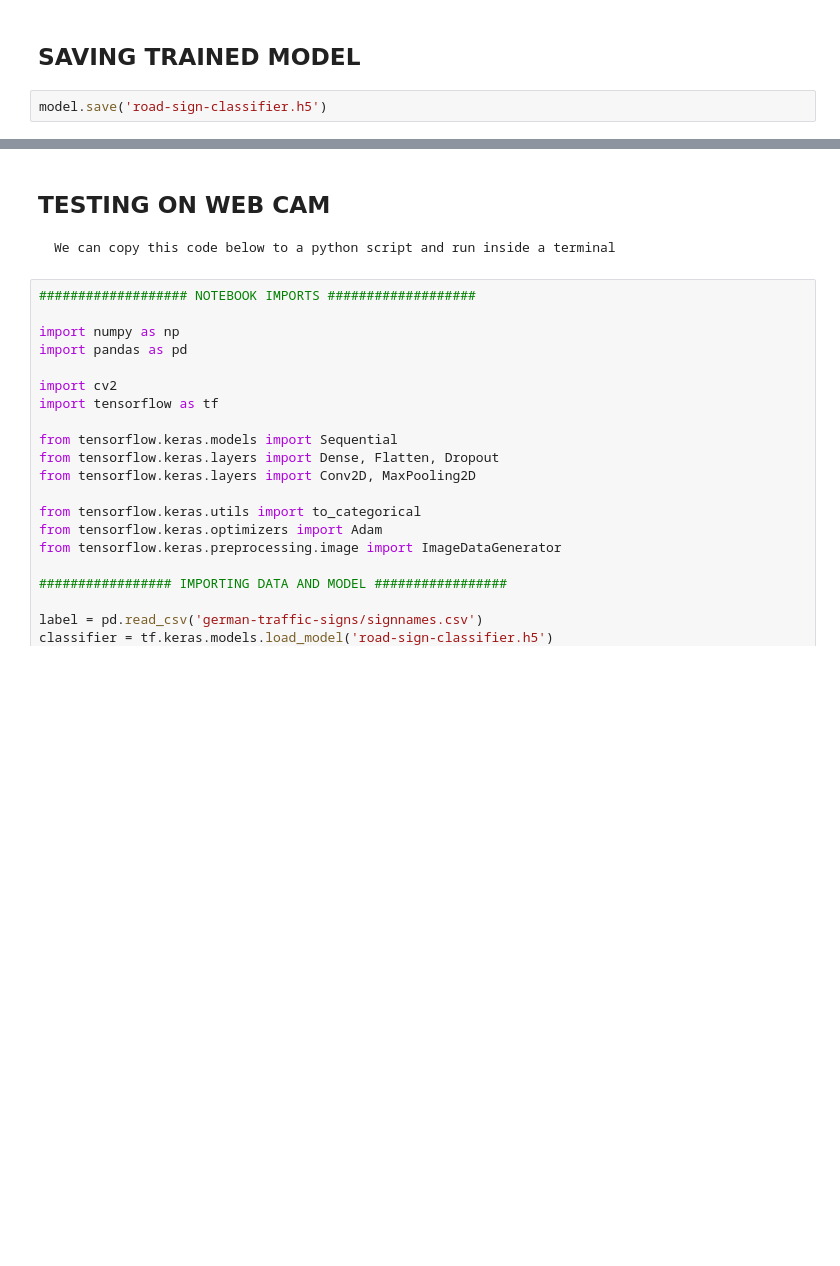
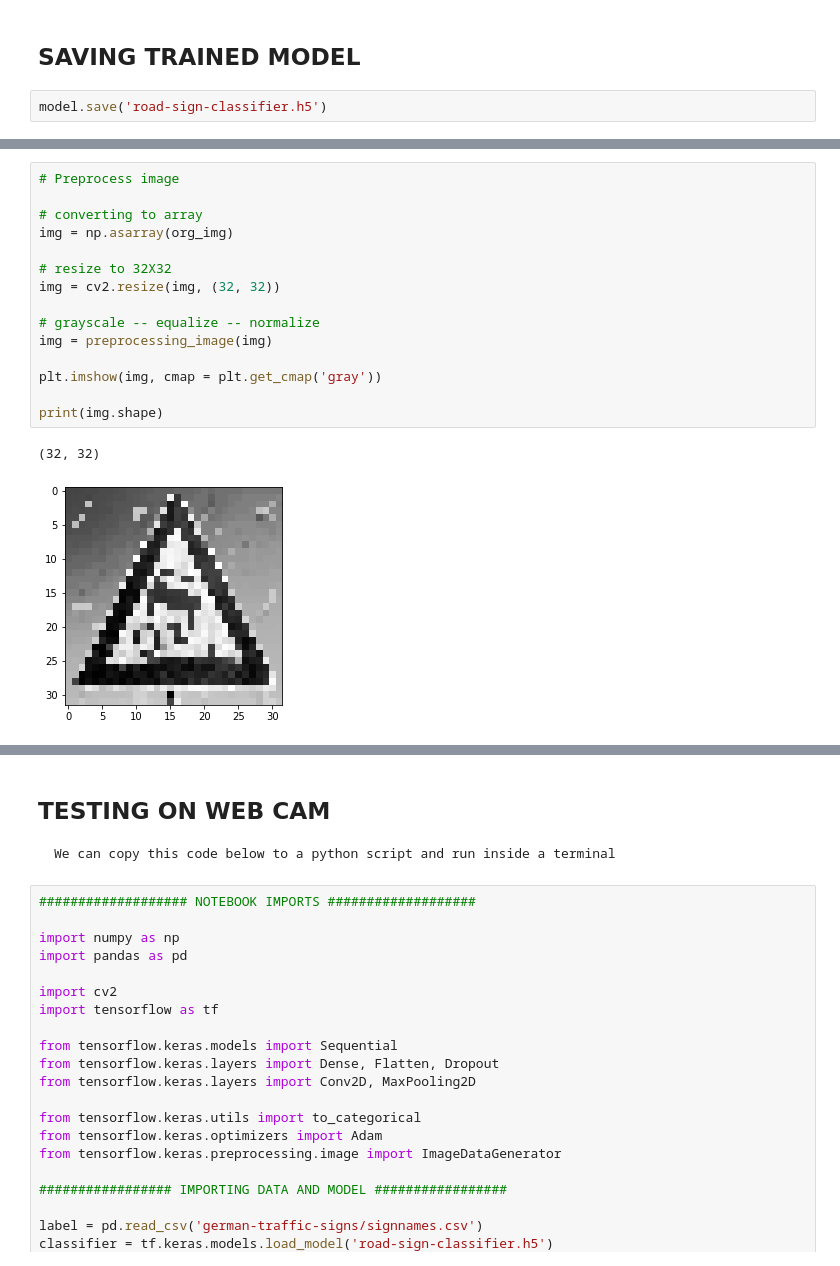
Before and after one commit to akhilmuraliai/Self-Driving-Car-behavioural-cloning, a Jupyter notebook: road-signs-classifier/signs-classification-model.ipynb, the cells around one changed output, grey strips where cells are left out. Saved outputs shown, nothing was run; the diff lists cells and outputs as text; blank space fills up the shorter version.

```diff
--- a/road-signs-classifier/signs-classification-model.ipynb
+++ b/road-signs-classifier/signs-classification-model.ipynb
@@ -411,0 +402,18 @@ model.save('road-sign-classifier.h5')
+# %%
+# Preprocess image
+
+# converting to array
+img = np.asarray(org_img)
+
+# resize to 32X32
+img = cv2.resize(img, (32, 32))
+
+# grayscale -- equalize -- normalize
+img = preprocessing_image(img)
+
+plt.imshow(img, cmap = plt.get_cmap('gray'))
+
+print(img.shape)
+# %% [output]
+(32, 32)
+[figure, added]
```
Also changed, not shown: parts of 9 cells of this notebook, 23 other files.
